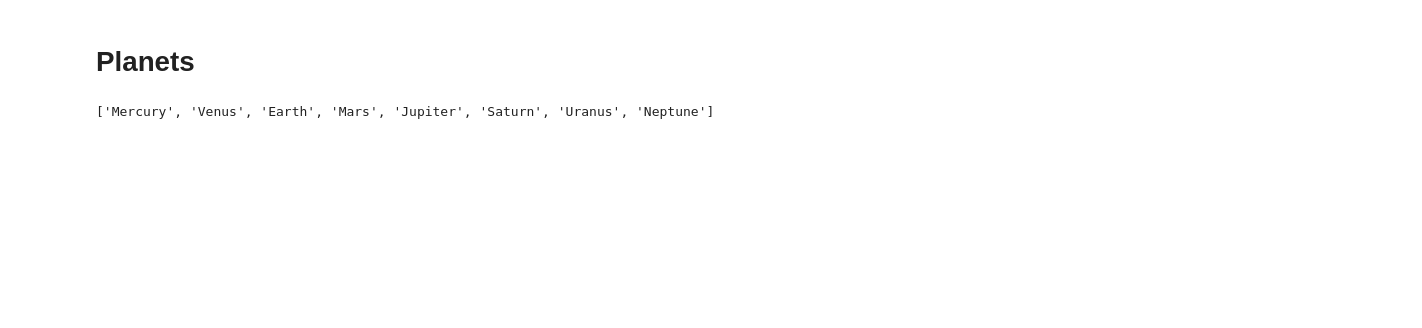
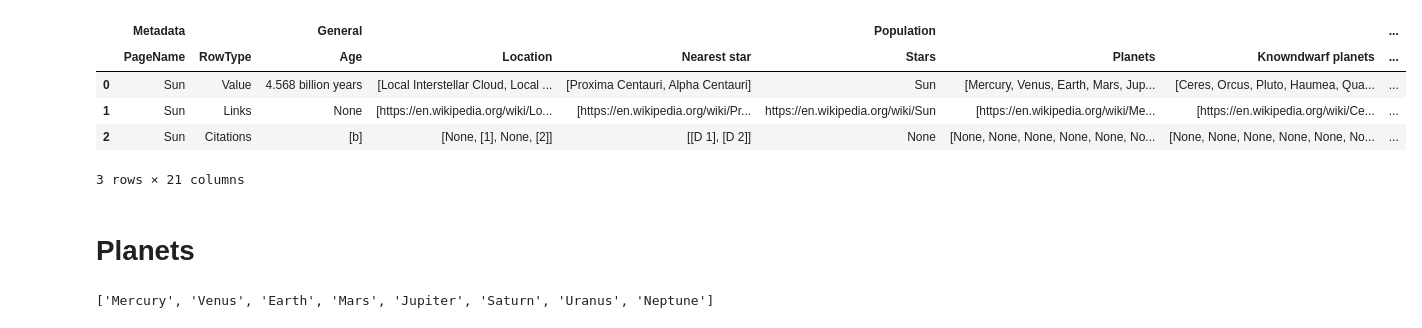
Before and after one commit to gstoll9/garrettstoll.info, a Jupyter notebook: python/solarsystem/planetWiki.ipynb, the cells around one changed output. Cells and saved outputs as stored; diff of their text form; code cells hidden in the pictures; blank space fills up the shorter version.

```diff
--- a/python/solarsystem/planetWiki.ipynb
+++ b/python/solarsystem/planetWiki.ipynb
@@ -143,3 +160,15 @@ df
+# %%
+a = pd.DataFrame({('Metadata', 'PageName'): ['Sun'] * 3})
+a = pd.concat([a.reset_index(drop=True), df.T.reset_index()], axis=1)
+a.columns = pd.MultiIndex.from_tuples([('Metadata', 'RowType') if col == ('index', '') else col for col in a.columns])
+a
+# %% [output]
+|  | Metadata |  | General |  |  | Population |  |  | ... |
+|  | PageName | RowType | Age | Location | Nearest star | Stars | Planets | Knowndwarf planets | ... |
+| 0 | Sun | Value | 4.568 billion years | [Local Interstellar Cloud, Local ... | [Proxima Centauri, Alpha Centauri] | Sun | [Mercury, Venus, Earth, Mars, Jup... | [Ceres, Orcus, Pluto, Haumea, Qua... | ... |
+| 1 | Sun | Links | None | [https://en.wikipedia.org/wiki/Lo... | [https://en.wikipedia.org/wiki/Pr... | https://en.wikipedia.org/wiki/Sun | [https://en.wikipedia.org/wiki/Me... | [https://en.wikipedia.org/wiki/Ce... | ... |
+| 2 | Sun | Citations | [b] | [None, [1], None, [2]] | [[D 1], [D 2]] | None | [None, None, None, None, None, No... | [None, None, None, None, None, No... | ... |
+3 rows × 21 columns
 # %% [markdown]
 # Planets
 # %%
```
Also changed, not shown: parts of 8 cells of this notebook, 2 other files.
